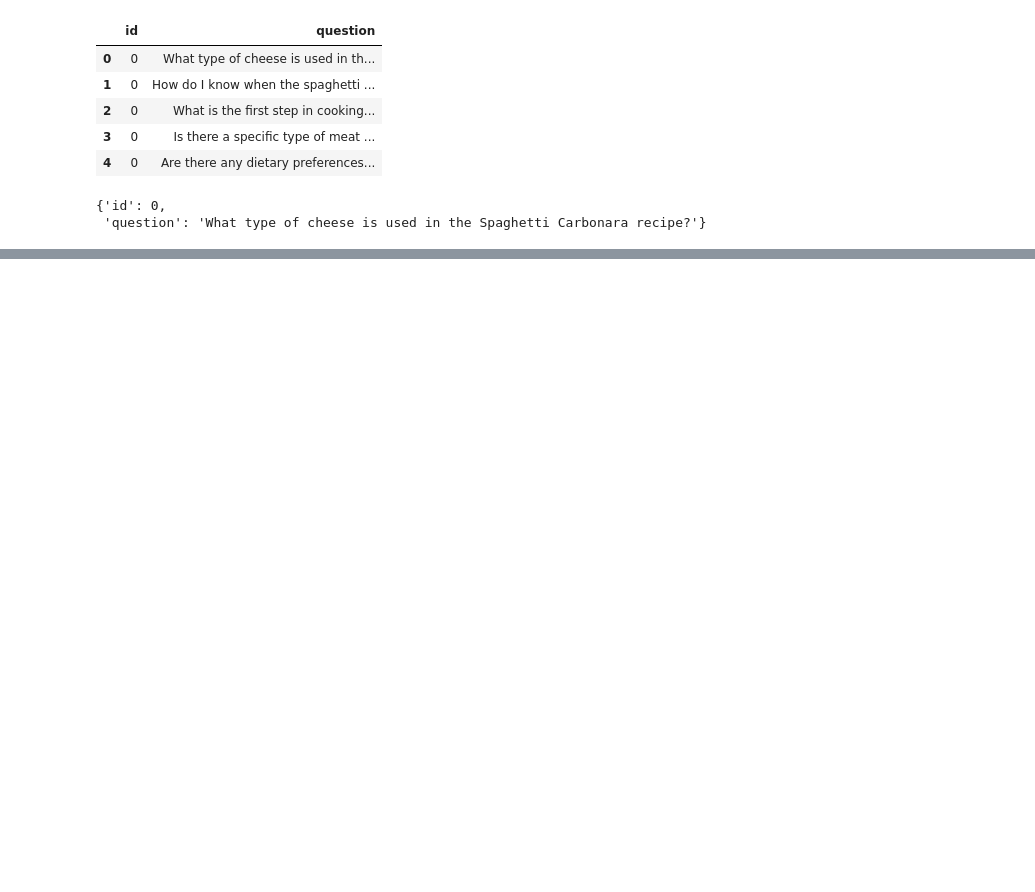
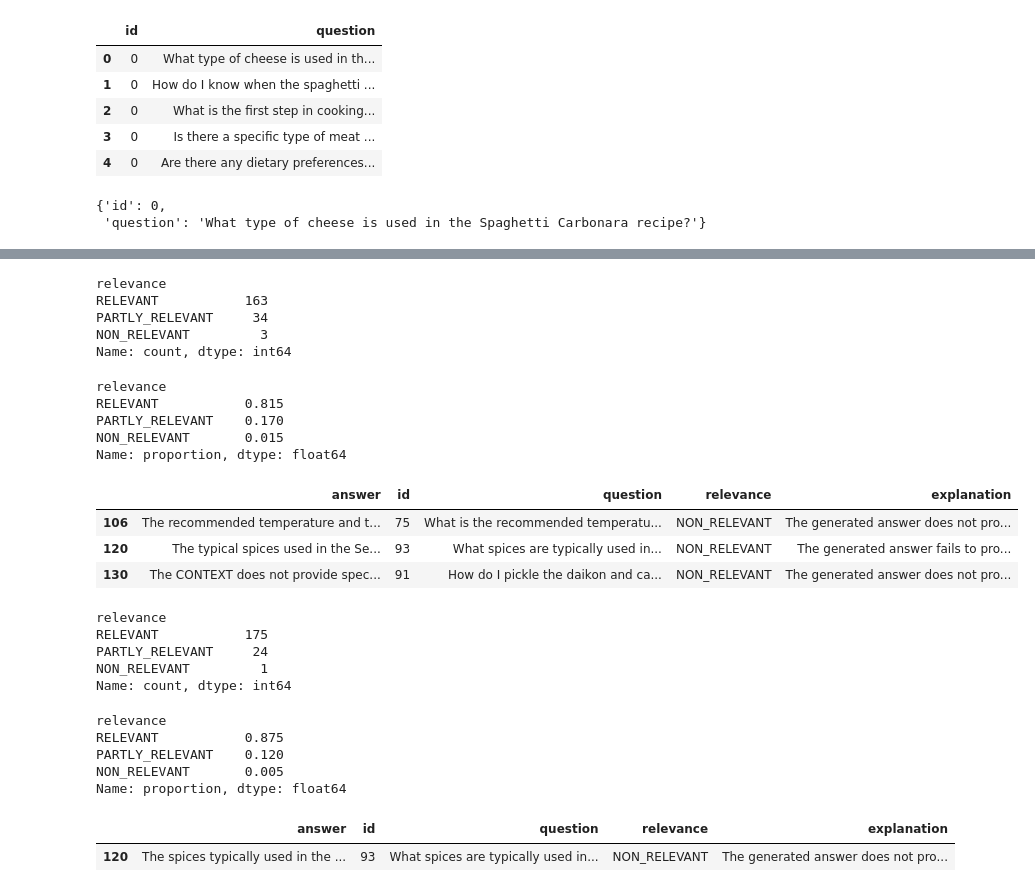
Before and after one commit to davk115/recipe-assistant, a Jupyter notebook: notebooks/rag-test.ipynb, the cells around one changed output, grey strips where cells are left out. Drawn from its saved outputs; the diff is of its cells as text; code cells hidden in the pictures; blank space fills up the shorter version.

```diff
--- a/notebooks/rag-test.ipynb
+++ b/notebooks/rag-test.ipynb
@@ -385,0 +443,47 @@ evaluate(ground_truth, lambda q: minsearch_improved(q['question']))
+# %%
+df_sample = df_question.sample(n=200, random_state=1)
+# %%
+sample = df_sample.to_dict(orient='records')
+# %%
+evaluations = []
+
+for record in tqdm(sample):
+    question = record['question']
+    answer_llm = rag(question)
+
+    prompt = prompt2_template.format(
+        question=question,
+        answer_llm=answer_llm
+    )
+
+    evaluation = llm(prompt)
+    evaluation = json.loads(evaluation)
+
+    evaluations.append((record, answer_llm, evaluation))
+# %%
+df_eval = pd.DataFrame(evaluations, columns=['record', 'answer', 'evaluation'])
+
+df_eval['id'] = df_eval.record.apply(lambda d: d['id'])
+df_eval['question'] = df_eval.record.apply(lambda d: d['question'])
+
+df_eval['relevance'] = df_eval.evaluation.apply(lambda d: d['Relevance'])
+df_eval['explanation'] = df_eval.evaluation.apply(lambda d: d['Explanation'])
+
+del df_eval['record']
+del df_eval['evaluation']
+# %%
+df_eval.relevance.value_counts()
+# %% [output]
+relevance
+RELEVANT           163
+PARTLY_RELEVANT     34
+NON_RELEVANT         3
+Name: count, dtype: int64
+# %%
+df_eval.relevance.value_counts(normalize=True)
+# %% [output]
+relevance
+RELEVANT           0.815
+PARTLY_RELEVANT    0.170
+NON_RELEVANT       0.015
+Name: proportion, dtype: float64
@@ -385,0 +492,7 @@ evaluate(ground_truth, lambda q: minsearch_improved(q['question']))
+# %%
+df_eval[df_eval.relevance == 'NON_RELEVANT']
+# %% [output]
+|  | answer | id | question | relevance | explanation |
+| 106 | The recommended temperature and t... | 75 | What is the recommended temperatu... | NON_RELEVANT | The generated answer does not pro... |
+| 120 | The typical spices used in the Se... | 93 | What spices are typically used in... | NON_RELEVANT | The generated answer fails to pro... |
+| 130 | The CONTEXT does not provide spec... | 91 | How do I pickle the daikon and ca... | NON_RELEVANT | The generated answer does not pro... |
@@ -385,0 +526,16 @@ evaluate(ground_truth, lambda q: minsearch_improved(q['question']))
+# %%
+df_eval.relevance.value_counts()
+# %% [output]
+relevance
+RELEVANT           175
+PARTLY_RELEVANT     24
+NON_RELEVANT         1
+Name: count, dtype: int64
+# %%
+df_eval.relevance.value_counts(normalize=True)
+# %% [output]
+relevance
+RELEVANT           0.875
+PARTLY_RELEVANT    0.120
+NON_RELEVANT       0.005
+Name: proportion, dtype: float64
@@ -385,0 +544,5 @@ evaluate(ground_truth, lambda q: minsearch_improved(q['question']))
+# %%
+df_eval[df_eval.relevance == 'NON_RELEVANT']
+# %% [output]
+|  | answer | id | question | relevance | explanation |
+| 120 | The spices typically used in the ... | 93 | What spices are typically used in... | NON_RELEVANT | The generated answer does not pro... |
```
Also changed, not shown: parts of 27 cells of this notebook, 14 other files.
